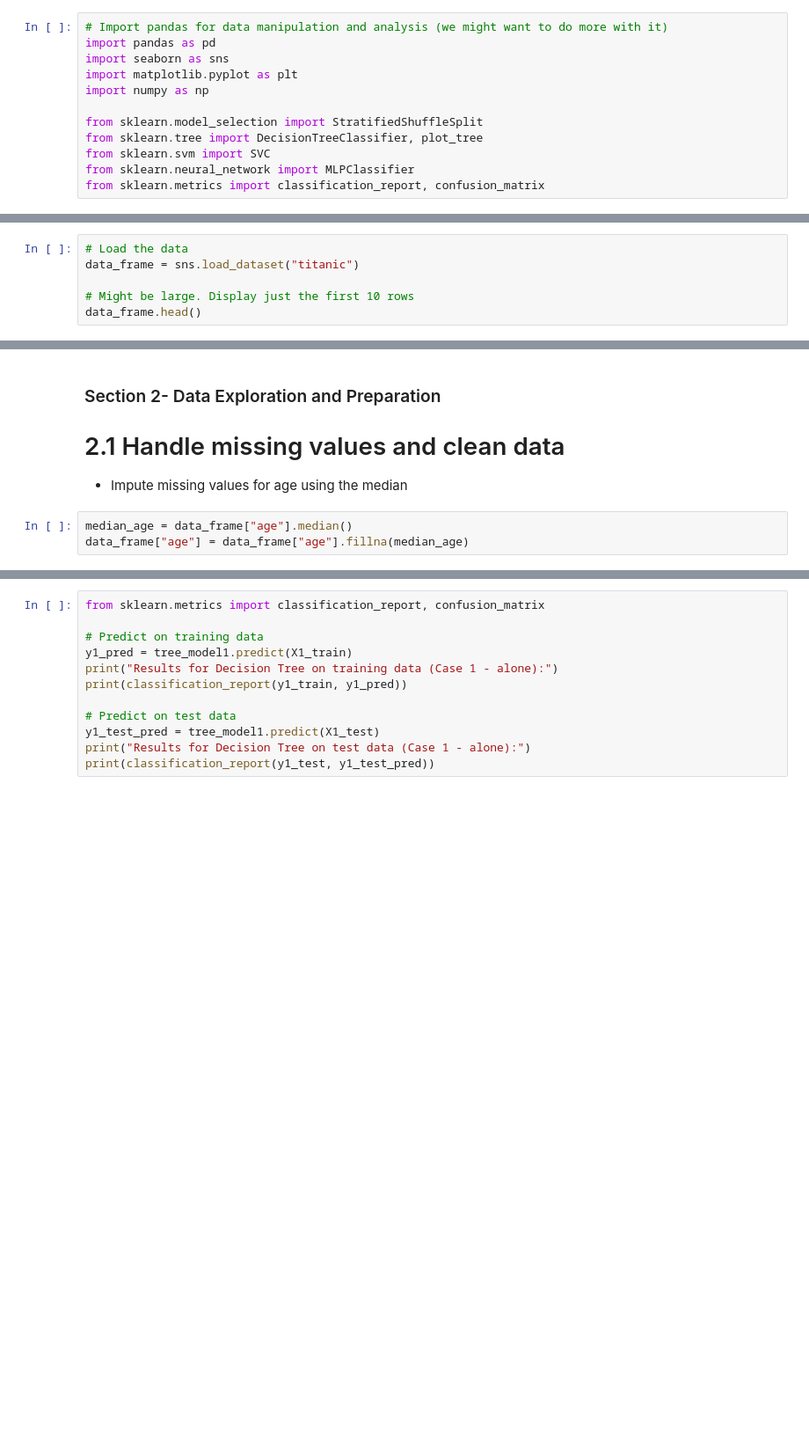
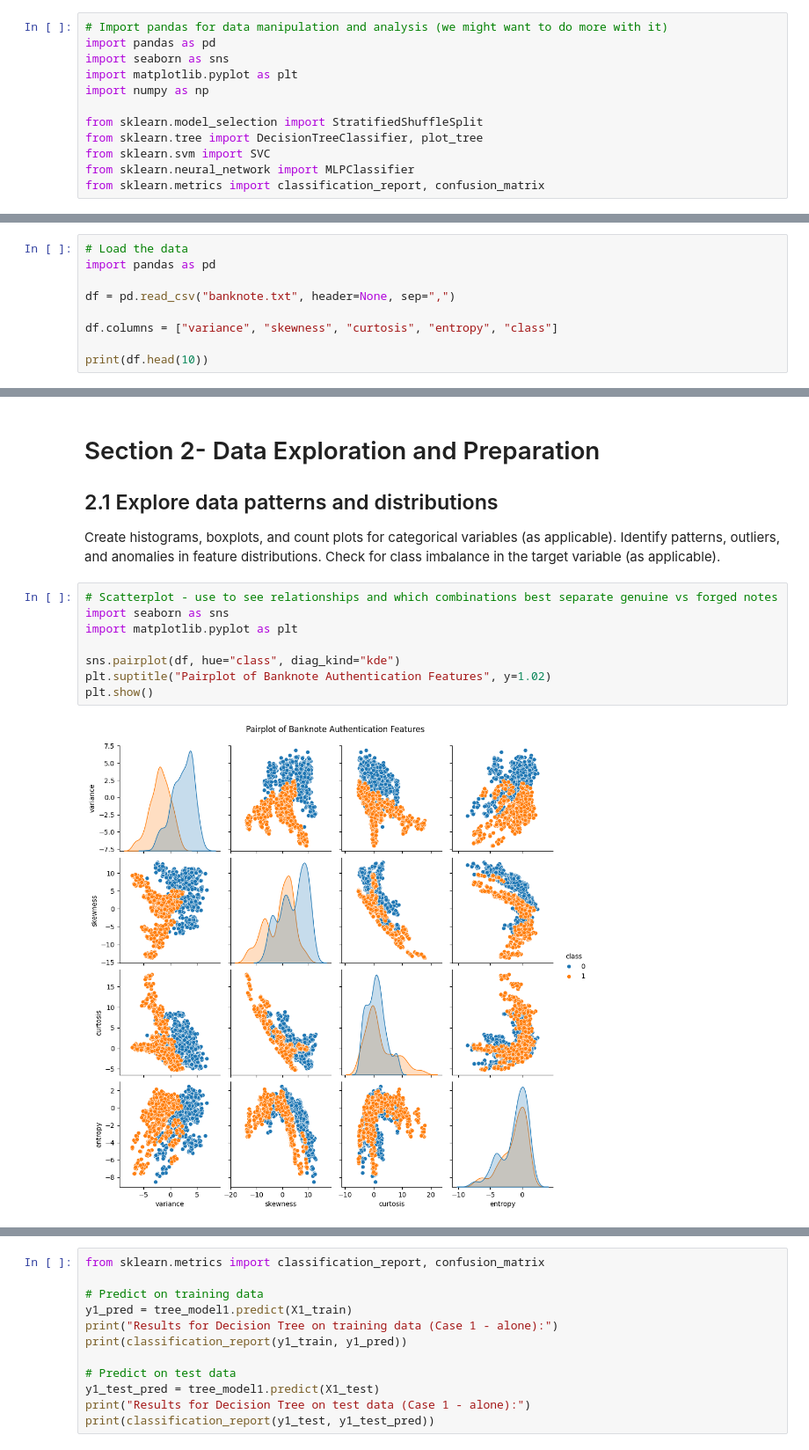
Before and after one commit to bfuemmeler/mlmidterm, a Jupyter notebook: notebook/midterm.ipynb, the cells around one changed output, grey strips where cells are left out. Shown at 88% size. Cells and saved outputs as stored; diff of their text form; blank space fills up the shorter version.

```diff
--- a/notebook/midterm.ipynb
+++ b/notebook/midterm.ipynb
@@ -36,7 +38,10 @@ data_frame.head(10)
 # %%
 # Load the data
-data_frame = sns.load_dataset("titanic")
+import pandas as pd
 
-# Might be large. Display just the first 10 rows
-data_frame.head()
+df = pd.read_csv("banknote.txt", header=None, sep=",")
+
+df.columns = ["variance", "skewness", "curtosis", "entropy", "class"]
+
+print(df.head(10))
 # %% [output]
@@ -49,7 +89,16 @@ data_frame.head()
 # %% [markdown]
-### Section 2- Data Exploration and Preparation
-# 2.1 Handle missing values and clean data
-- Impute missing values for age using the median
+# Section 2- Data Exploration and Preparation
+## 2.1 Explore data patterns and distributions
+Create histograms, boxplots, and count plots for categorical variables (as applicable).
+Identify patterns, outliers, and anomalies in feature distributions.
+Check for class imbalance in the target variable (as applicable).
-# %%
-median_age = data_frame["age"].median()
-data_frame["age"] = data_frame["age"].fillna(median_age)
+# %%
+# Scatterplot - use to see relationships and which combinations best separate genuine vs forged notes
+import seaborn as sns
+import matplotlib.pyplot as plt
+
+sns.pairplot(df, hue="class", diag_kind="kde")
+plt.suptitle("Pairplot of Banknote Authentication Features", y=1.02)
+plt.show()
+# %% [output]
+[figure, added]
```
Also changed, not shown: parts of 46 cells of this notebook, 1 other file.
